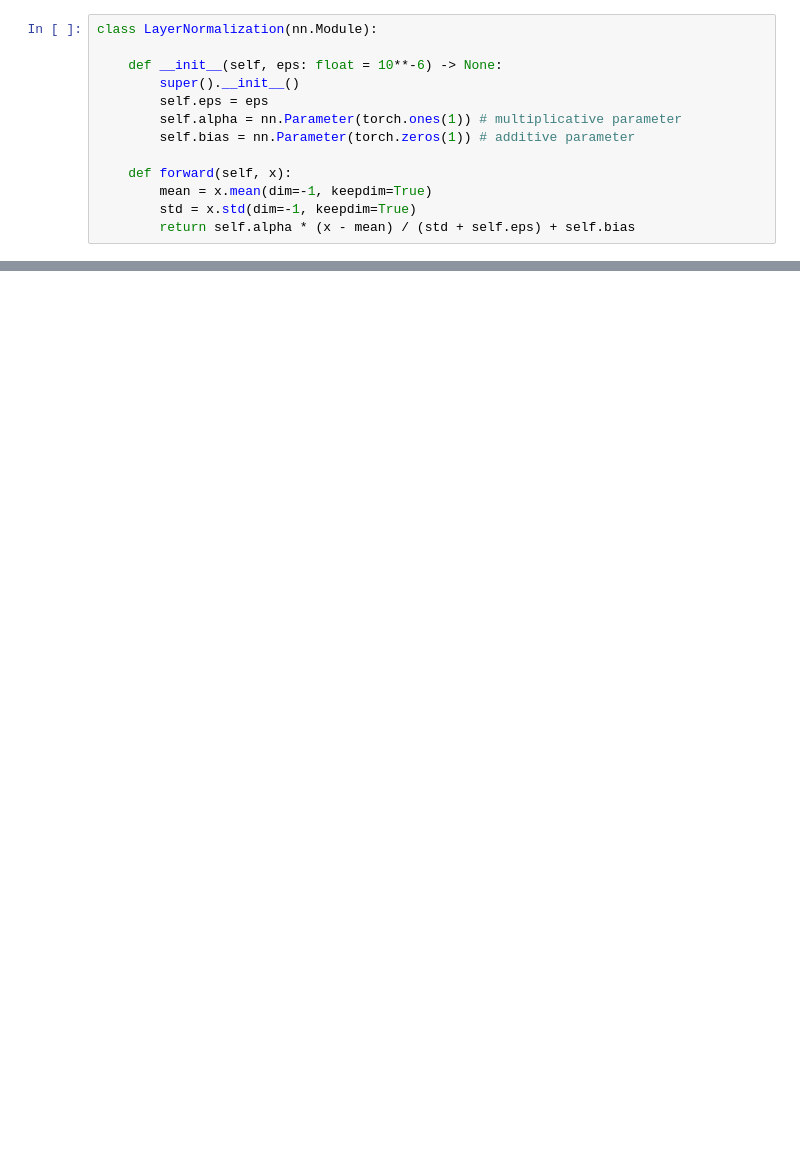
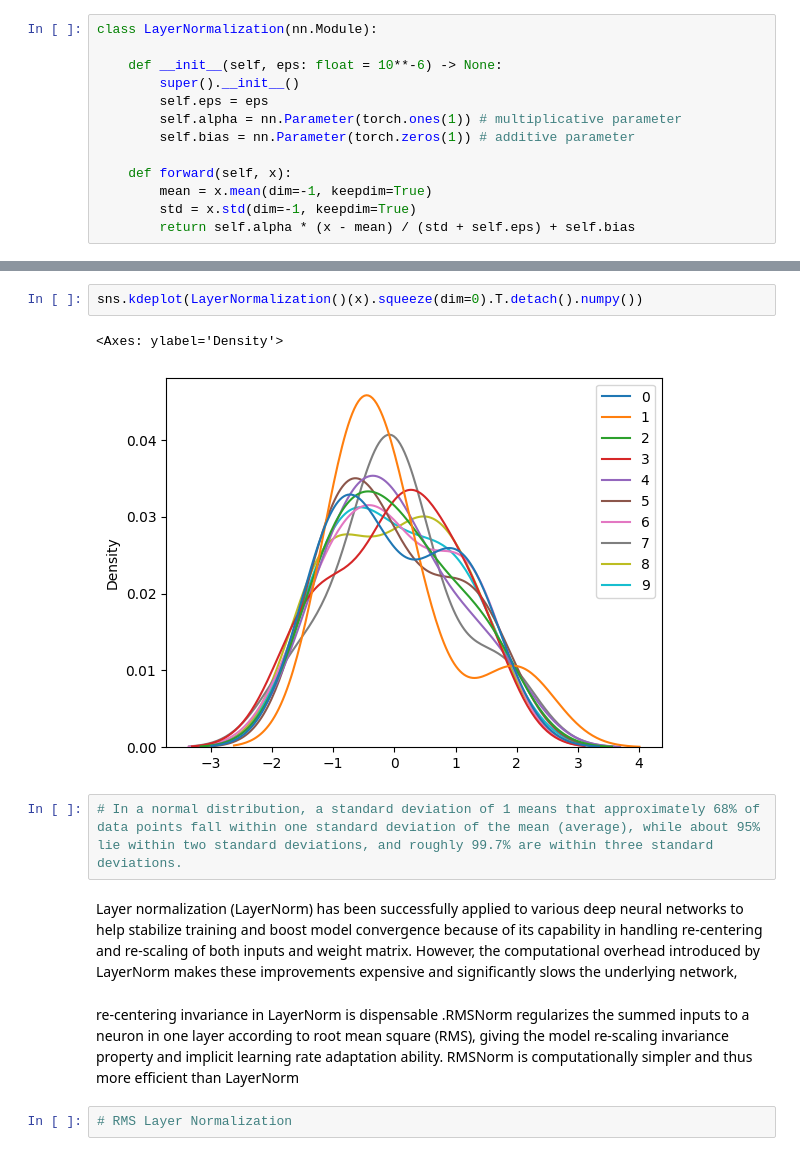
Before and after one commit to Jha-Pranav/OpenTransformer, a Jupyter notebook: multiformer/notebooks/transformer_anatomy/normalization.ipynb, the cells around one changed output, grey strips where cells are left out. Drawn from its saved outputs; the diff is of its cells as text; blank space fills up the shorter version.

Commit message:
RMSLayerNormalization

```diff
--- a/multiformer/notebooks/transformer_anatomy/normalization.ipynb
+++ b/multiformer/notebooks/transformer_anatomy/normalization.ipynb
@@ -48,0 +62,13 @@ torch.Size([1, 10, 12])
+# %%
+sns.kdeplot(LayerNormalization()(x).squeeze(dim=0).T.detach().numpy())
+# %% [output]
+<Axes: ylabel='Density'>
+[figure, added]
+# %%
+# In a normal distribution, a standard deviation of 1 means that approximately 68% of data points fall within one standard deviation of the mean (average), while about 95% lie within two standard deviations, and roughly 99.7% are within three standard deviations.
+# %% [markdown]
+Layer normalization (LayerNorm) has been successfully applied to various deep neural networks to help stabilize training and boost model convergence because of its capability in handling re-centering and re-scaling of both inputs and weight matrix. However, the computational overhead introduced by LayerNorm makes these improvements expensive and significantly slows the underlying network,
+# %% [markdown]
+re-centering invariance in LayerNorm is dispensable .RMSNorm regularizes the summed inputs to a neuron in one layer according to root mean square (RMS), giving the model re-scaling invariance property and implicit learning rate adaptation ability. RMSNorm is computationally simpler and thus more efficient than LayerNorm
+# %%
+# RMS Layer Normalization
```
Also changed, not shown: parts of 8 cells of this notebook, 15 other files.
